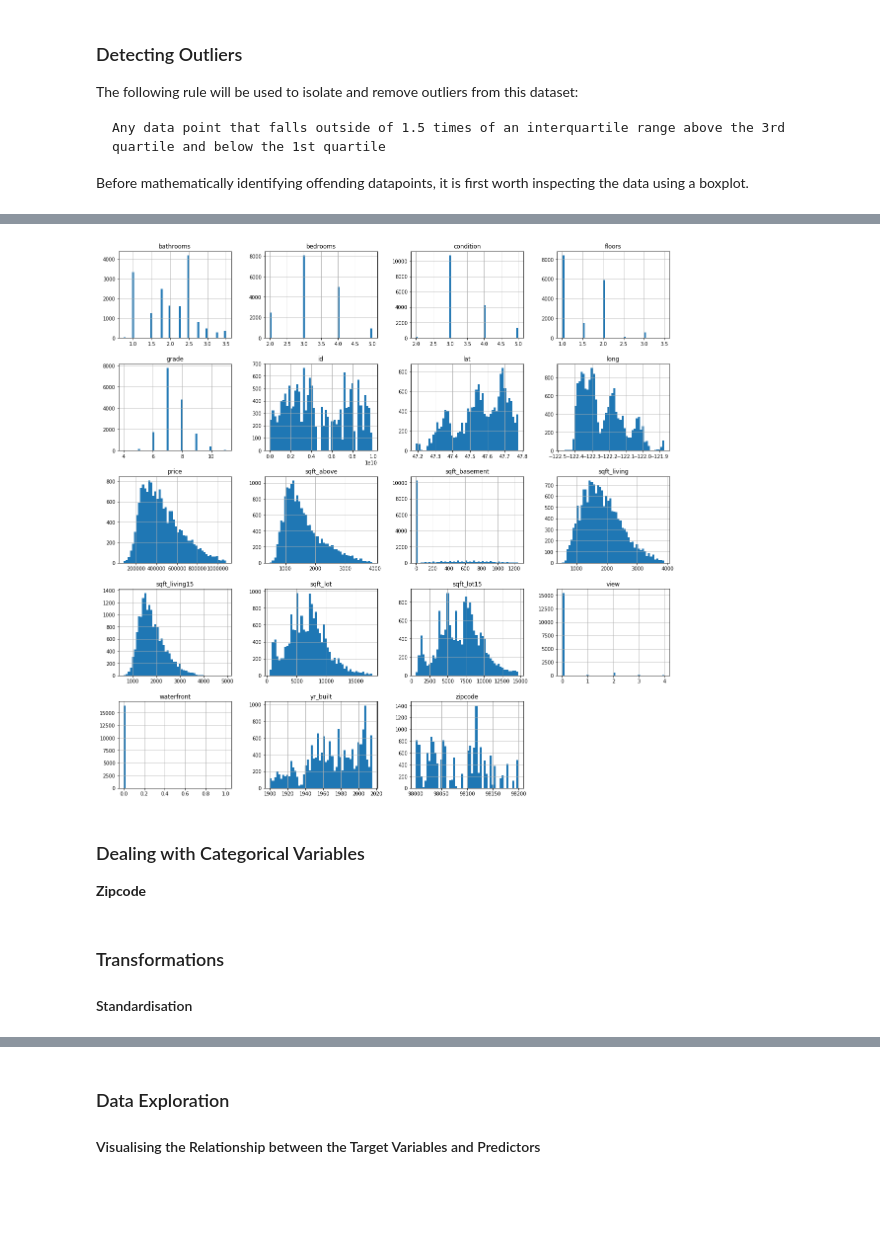
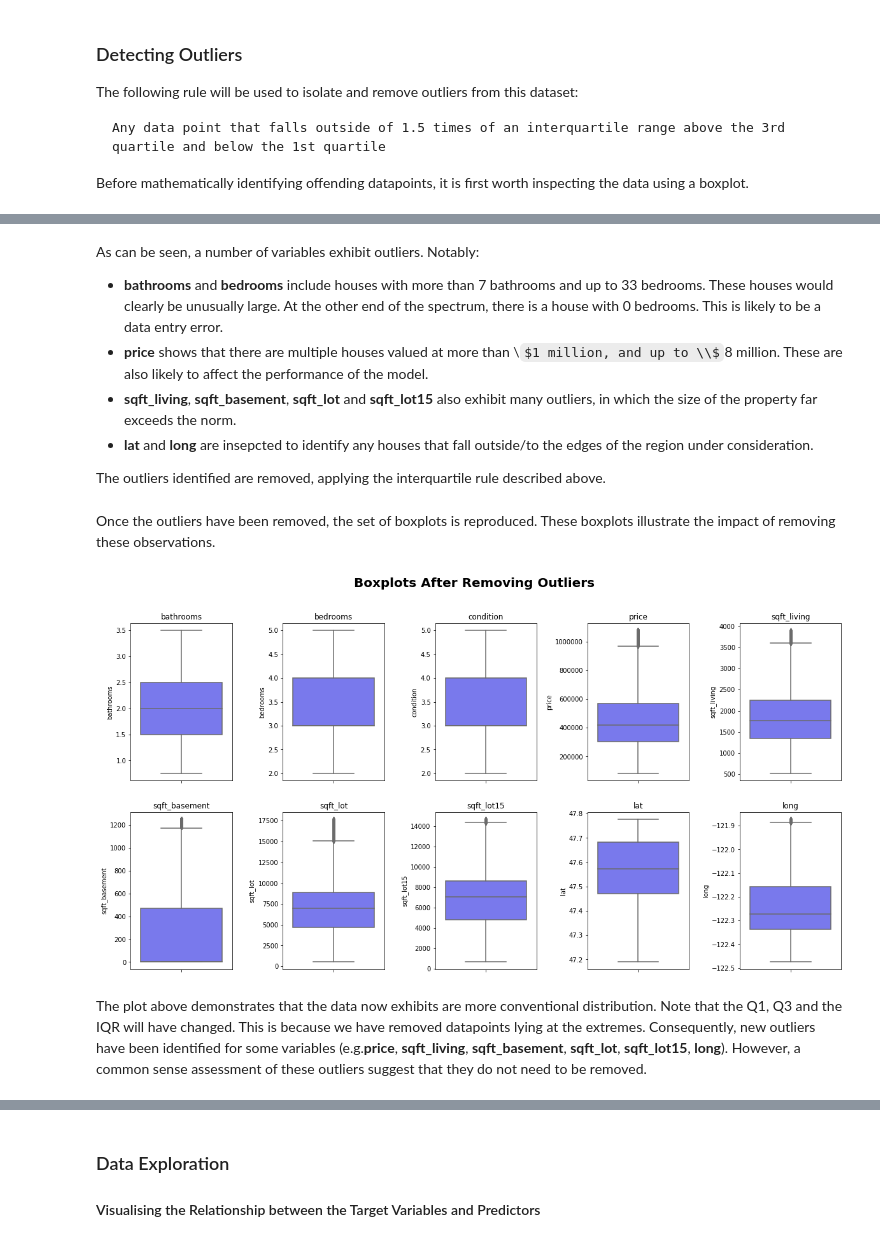
Before and after one commit to isobeldaley/dsc-v2-mod1-final-project-online-ds-ft-071519, a Jupyter notebook: student.ipynb, the cells around one changed output, grey strips where cells are left out. Saved outputs shown, nothing was run; the diff lists cells and outputs as text; code cells hidden in the pictures; some formulas as TeX source; blank space fills up the shorter version.

```diff
--- a/student.ipynb
+++ b/student.ipynb
@@ -375 +389,10 @@ sns.boxplot(kc_data['price'], orient='v')
+# %% [markdown]
+As can be seen, a number of variables exhibit outliers.  Notably:
+
+- **bathrooms** and **bedrooms** include houses with more than 7 bathrooms and up to 33 bedrooms.  These houses would clearly be unusually large.  At the other end of the spectrum, there is a house with 0 bedrooms.  This is likely to be a data entry error.
+- **price** shows that there are multiple houses valued at more than \\$1 million, and up to \\$8 million.  These are also likely to affect the performance of the model.
+- **sqft_living**, **sqft_basement**, **sqft_lot** and **sqft_lot15** also exhibit many outliers, in which the size of the property far exceeds the norm.
+- **lat** and **long** are insepcted to identify any houses that fall outside/to the edges of the region under consideration.
+
+The outliers identified are removed, applying the interquartile rule described above.
 # %%
@@ -381,16 +405,20 @@ for col in cols:
         IQR = Q3 - Q1
         drop_col = kc_data.loc[(kc_data[col] < Q1 - 1.5*IQR) | (kc_data[col] > Q3 + 1.5*IQR)].index
         kc_data.drop(drop_col, inplace=True)
-# %%
-kc_data.hist(bins=50, figsize=(20,20))
-plt.show()
-# %% [output]
-[figure, removed]
-# %% [markdown]
-### Dealing with Categorical Variables
-
-**Zipcode**
-# %% [markdown]
-### Transformations
-
-#### Standardisation
+# %% [markdown]
+Once the outliers have been removed, the set of boxplots is reproduced.  These boxplots illustrate the impact of removing these observations.
+# %%
+## This code repeats the boxplot loop detailed above
+
+fig, axes = plt.subplots(nrows=2, ncols=5)
+fig.subplots_adjust(hspace=0.2, wspace=0.5)
+fig.set_size_inches(20, 10)
+fig.suptitle("Boxplots After Removing Outliers", fontsize=20, fontweight='bold')
+
+for ax, feature in zip(axes.flatten(), cols):
+    sns.boxplot(kc_data[feature], orient='v', ax=ax, color="#6666ff")
+    ax.set(title=feature)
+# %% [output]
+[figure, added]
+# %% [markdown]
+The plot above demonstrates that the data now exhibits are more conventional distribution.  Note that the Q1, Q3 and the IQR will have changed.  This is because we have removed datapoints lying at the extremes.  Consequently, new outliers have been identified for some variables (e.g.**price**, **sqft_living**, **sqft_basement**, **sqft_lot**, **sqft_lot15**, **long**).  However, a common sense assessment of these outliers suggest that they do not need to be removed.
```
Also changed, not shown: parts of 26 cells of this notebook.
